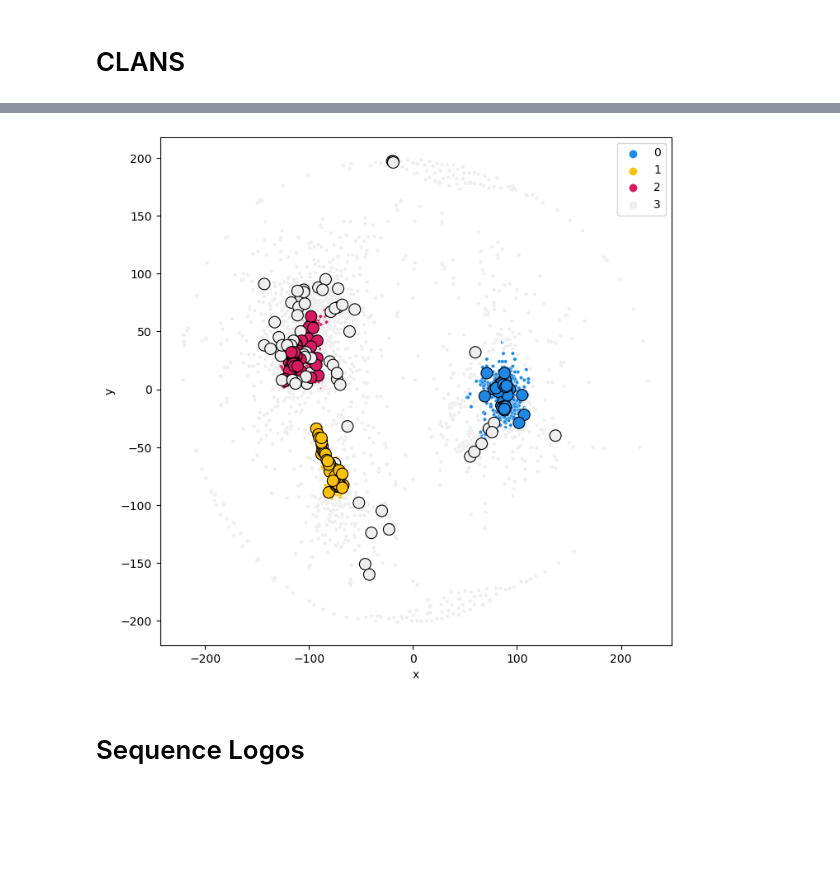
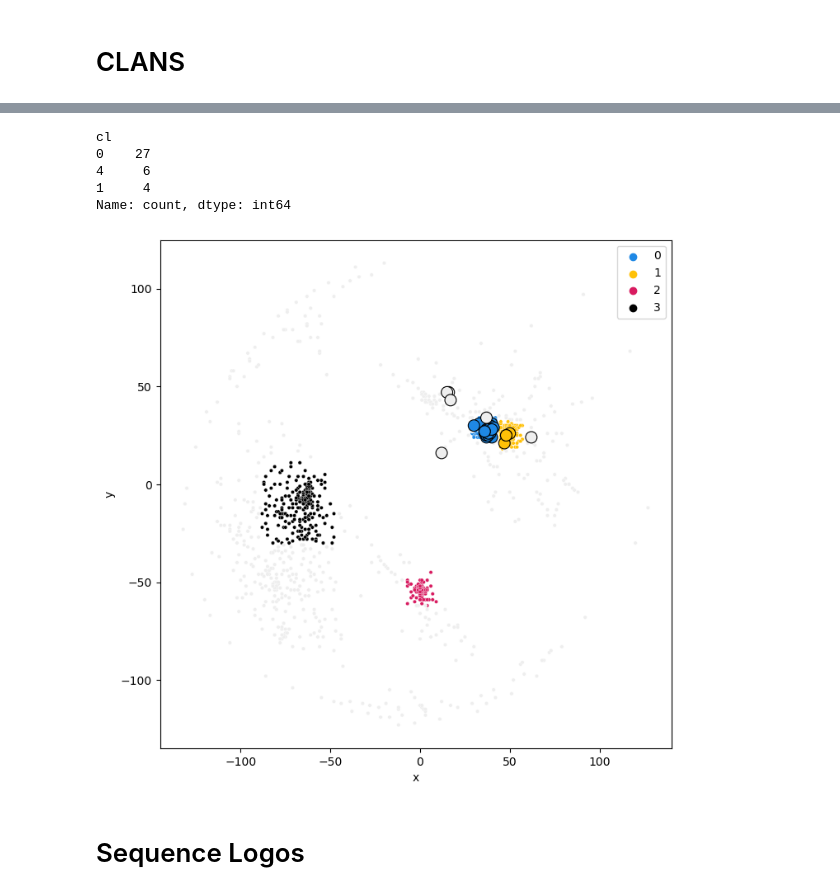
Before and after one commit to donEnno/hendecads, a Jupyter notebook: 1_seq_analysis/tmp_cd_clans.ipynb, the cells around one changed output, grey strips where cells are left out. Drawn from its saved outputs; the diff is of its cells as text; code cells hidden in the pictures; blank space fills up the shorter version.

```diff
--- a/1_seq_analysis/tmp_cd_clans.ipynb
+++ b/1_seq_analysis/tmp_cd_clans.ipynb
@@ -256,8 +296,10 @@ for cx in range(len(fasta[::2])):
         cl.append(1)
     elif cx in C3:
         cl.append(2)
+    elif cx in C4:
+        cl.append(3)
     else:
-        cl.append(3)
+        cl.append(4)
 # %%
 test_id = "WP_204698829.1"
 test_seq = tmp_df[tmp_df['id'] == test_id]
@@ -270,11 +312,11 @@ test_seq[['id', 'seq', '5R_hendecad_strict', 'C1', 'C2', 'C3', 'CX', 'C1_norm',
 # %%
-with open(clans_file, 'r') as file:
+with open(clans_r7, 'r') as file:
     data = file.readlines()
 
 data = [line.strip() for line in data]
 
-first_pos = 9228
-last_pos = 13813
+first_pos = 3334 # 9228
+last_pos = 4969  # 13813
 
 pos = [(float(x.split()[2]), float(x.split()[1])) for x in data[first_pos:last_pos]]
 
@@ -283,5 +325,7 @@ y = [int(x[1]) for x in pos]
 cl = cl
 
 hit_df = pd.DataFrame({'id': fasta_ids, 'x': x, 'y': y, 'cl': cl})
+# %%
+tmp_df['C'] = tmp_df[['C1_norm', 'C2_norm', 'C3_norm', 'C4_norm', 'CX_norm']].idxmax(axis=1)
 # %%
 # randomly sample 10 hits from each cluster
@@ -292,15 +360,28 @@ sample = hit_df[hit_df['id'].isin(test_ids)]
+# %%
+# randomly sample 10 hits from C1
+sample = tmp_df[tmp_df['C'] == 'C1_norm'].sample(10)
+test_ids = sample['id'].unique()
+
+sample = hit_df[hit_df['id'].isin(test_ids)]
+sample.cl.value_counts()
+# %% [output]
+cl
+0    27
+4     6
+1     4
+Name: count, dtype: int64
 # %%
 # hit_df[hit_df['id'] == test_id]
 
 fig, ax = plt.subplots(figsize=(8, 8))
-sns.scatterplot(data=hit_df, x='x', y='y', hue='cl', palette=['#1E88E5', '#FFC107', '#D81B60', '#EEEEEE'], s=10)
-sns.scatterplot(data=sample, x='x', y='y', hue='cl', palette=['#1E88E5', '#FFC107', '#D81B60', '#EEEEEE'], s=100, edgecolor='black')
+sns.scatterplot(data=hit_df, x='x', y='y', hue='cl', palette=['#1E88E5', '#FFC107', '#D81B60', '#000000', '#EEEEEE'], s=10)
+sns.scatterplot(data=sample, x='x', y='y', hue='cl', palette=['#1E88E5', '#FFC107', '#EEEEEE'], s=100, edgecolor='black')
 
 handles, labels = ax.get_legend_handles_labels()
 ax.legend(handles=handles[:4], labels=labels[:4])
 plt.show()
 # %% [output]
-[figure, old version]
+[figure, new version]
 # %% [markdown]
 # Sequence Logos
 # %%
```
Also changed, not shown: parts of 21 cells of this notebook.
